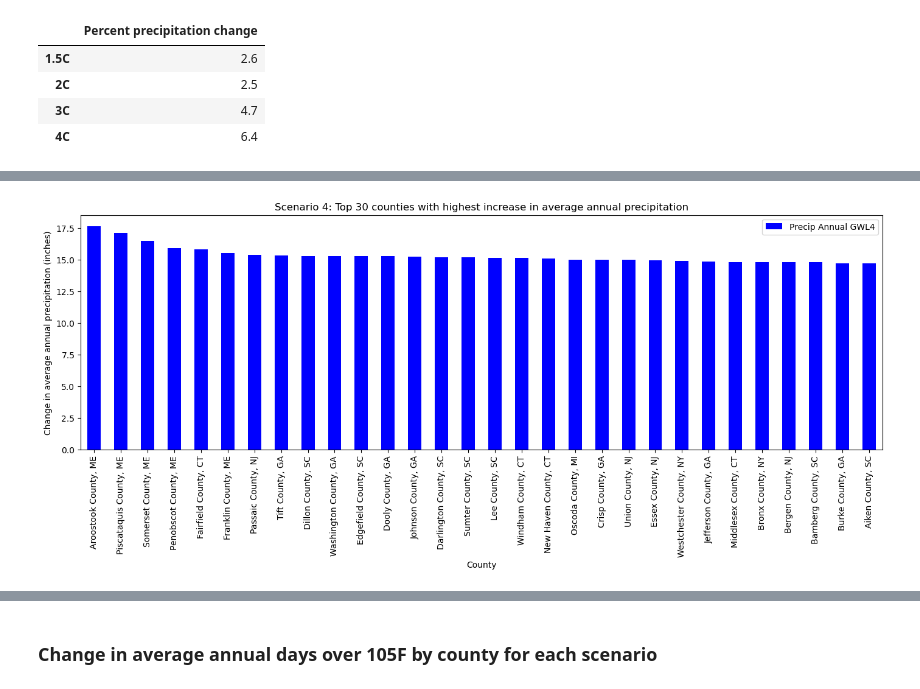
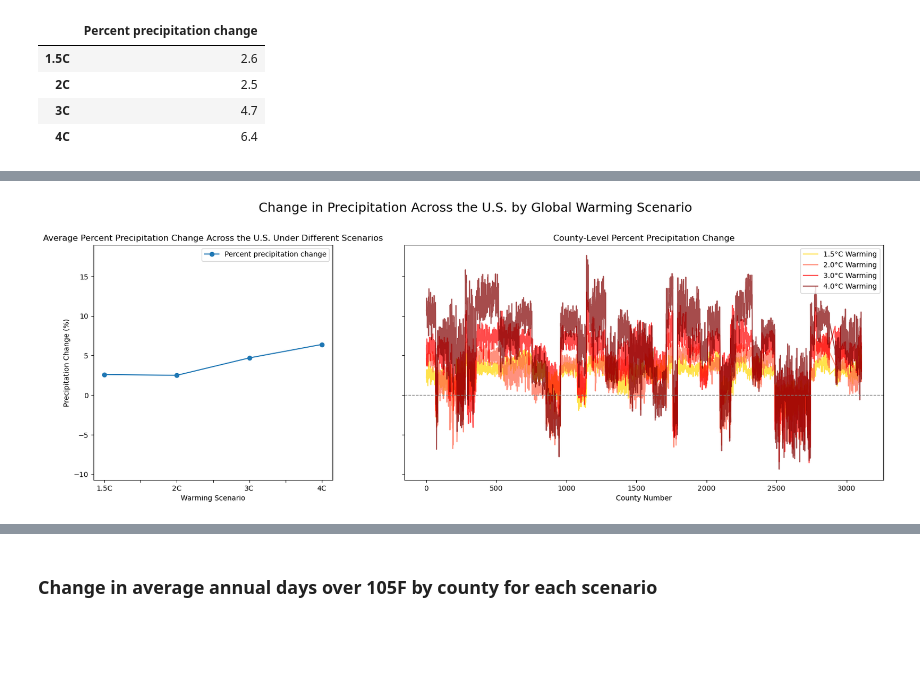
Before and after one commit to haleycrim/final-project, a Jupyter notebook: Final_project.ipynb, the cells around one changed output, grey strips where cells are left out. Saved outputs shown, nothing was run; the diff lists cells and outputs as text; code cells hidden in the pictures; blank space fills up the shorter version.

```diff
--- a/Final_project.ipynb
+++ b/Final_project.ipynb
@@ -320,8 +257,29 @@ plt.show()
-# %%
-df_4_30_largest_precip = df_4.nlargest(30,'Precip Annual GWL4')
-df_4_30_largest_precip_nameandprecip = df_4_30_largest_precip[["Precip Annual GWL4", "county_and_state"]]
-df_4_30_largest_precip_nameandprecip.set_index(['county_and_state']).plot(kind='bar', xlabel='County', ylabel='Change in average annual precipitation (inches)', title="Scenario 4: Top 30 counties with highest increase in average annual precipitation", figsize=(17, 5), color='b')
-
-plt.show()
-# %% [output]
-[figure, removed]
+# %%
+# Create a figure
+fig, axes = plt.subplots(1, 2, figsize=(20, 6), gridspec_kw={'width_ratios': [1, 2]}, sharey=True)
+
+# First Plot: Line plot across scenarios
+ax1 = axes[0]
+precip.plot(kind='line', marker='o', ax=ax1)
+
+ax1.set_title('Average Percent Precipitation Change Across the U.S. Under Different Scenarios')
+ax1.set_xlabel('Warming Scenario')
+ax1.set_ylabel('Precipitation Change (%)')
+
+# Second Plot: County-level data line plot
+ax2 = axes[1]
+ax2.plot(df_1['Precip Annual GWL1'], label='1.5°C Warming', color='gold', alpha=0.7)
+ax2.plot(df_2['Precip Annual GWL2'], label='2.0°C Warming', color='tomato', alpha=0.7)
+ax2.plot(df_3['Precip Annual GWL3'], label='3.0°C Warming', color='red', alpha=0.7)
+ax2.plot(df_4['Precip Annual GWL4'], label='4.0°C Warming', color='maroon', alpha=0.7)
+plt.axhline(0, color='gray', linestyle='--', linewidth=1)
+
+ax2.set_title('County-Level Percent Precipitation Change')
+ax2.set_xlabel('County Number')
+ax2.legend()
+
+plt.suptitle('Change in Precipitation Across the U.S. by Global Warming Scenario', fontsize=18, y=1.02)
+
+plt.show()
+# %% [output]
+[figure, added]
```
Also changed, not shown: parts of 40 cells of this notebook.
